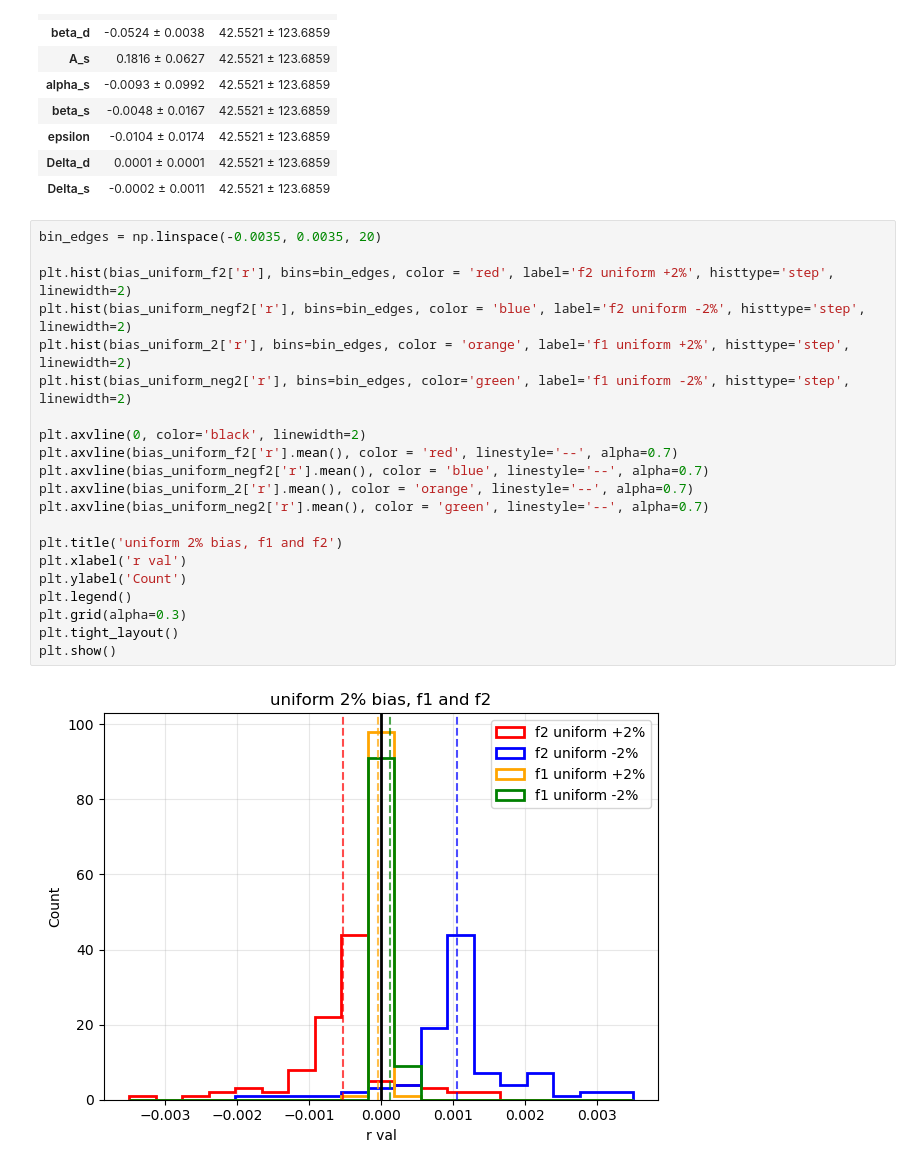
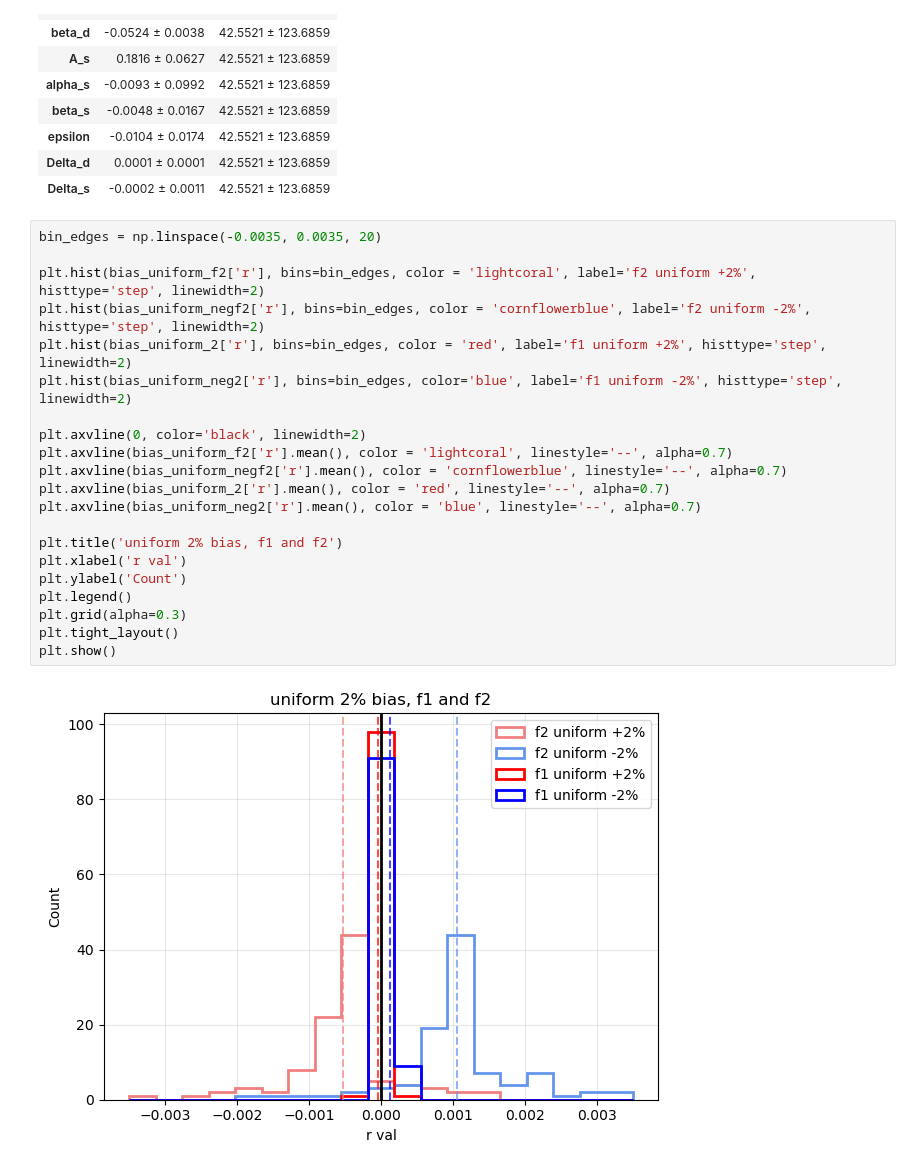
Before and after one commit to veronica-hoffman/s4bb, a Jupyter notebook: compare_params_v2.ipynb, the cells around one changed output. Saved outputs shown, nothing was run; the diff lists cells and outputs as text.

```diff
--- a/compare_params_v2.ipynb
+++ b/compare_params_v2.ipynb
@@ -1054,23 +1097,23 @@ summary_stats
 # %%
 bin_edges = np.linspace(-0.0035, 0.0035, 20)
 
-plt.hist(bias_uniform_f2['r'], bins=bin_edges, color = 'red', label='f2 uniform +2%', histtype='step', linewidth=2)
-plt.hist(bias_uniform_negf2['r'], bins=bin_edges, color = 'blue', label='f2 uniform -2%', histtype='step', linewidth=2)
-plt.hist(bias_uniform_2['r'], bins=bin_edges, color = 'orange', label='f1 uniform +2%', histtype='step', linewidth=2)
-plt.hist(bias_uniform_neg2['r'], bins=bin_edges, color='green', label='f1 uniform -2%', histtype='step', linewidth=2)
+plt.hist(bias_uniform_f2['r'], bins=bin_edges, color = 'lightcoral', label='f2 uniform +2%', histtype='step', linewidth=2)
+plt.hist(bias_uniform_negf2['r'], bins=bin_edges, color = 'cornflowerblue', label='f2 uniform -2%', histtype='step', linewidth=2)
+plt.hist(bias_uniform_2['r'], bins=bin_edges, color = 'red', label='f1 uniform +2%', histtype='step', linewidth=2)
+plt.hist(bias_uniform_neg2['r'], bins=bin_edges, color='blue', label='f1 uniform -2%', histtype='step', linewidth=2)
 
 plt.axvline(0, color='black', linewidth=2)
-plt.axvline(bias_uniform_f2['r'].mean(), color = 'red', linestyle='--', alpha=0.7)
-plt.axvline(bias_uniform_negf2['r'].mean(), color = 'blue', linestyle='--', alpha=0.7)
-plt.axvline(bias_uniform_2['r'].mean(), color = 'orange', linestyle='--', alpha=0.7)
-plt.axvline(bias_uniform_neg2['r'].mean(), color = 'green', linestyle='--', alpha=0.7)
+plt.axvline(bias_uniform_f2['r'].mean(), color = 'lightcoral', linestyle='--', alpha=0.7)
+plt.axvline(bias_uniform_negf2['r'].mean(), color = 'cornflowerblue', linestyle='--', alpha=0.7)
+plt.axvline(bias_uniform_2['r'].mean(), color = 'red', linestyle='--', alpha=0.7)
+plt.axvline(bias_uniform_neg2['r'].mean(), color = 'blue', linestyle='--', alpha=0.7)
 
 plt.title('uniform 2% bias, f1 and f2')
 plt.xlabel('r val')
 plt.ylabel('Count')
 plt.legend()
 plt.grid(alpha=0.3)
 plt.tight_layout()
 plt.show()
 # %% [output]
-[figure, old version]
+[figure, new version]
```
Also changed, not shown: parts of 5 cells of this notebook, 41 other files.
